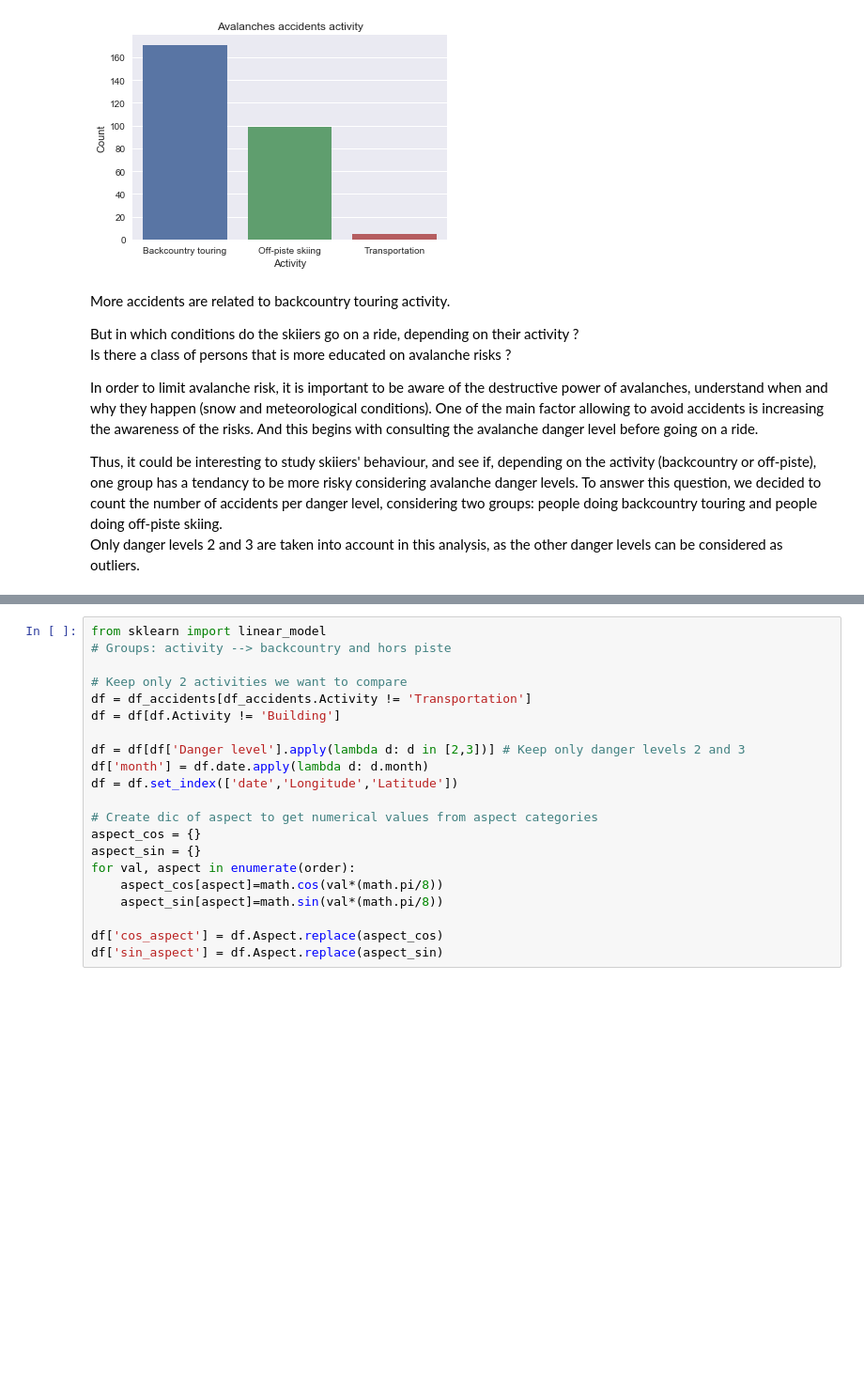
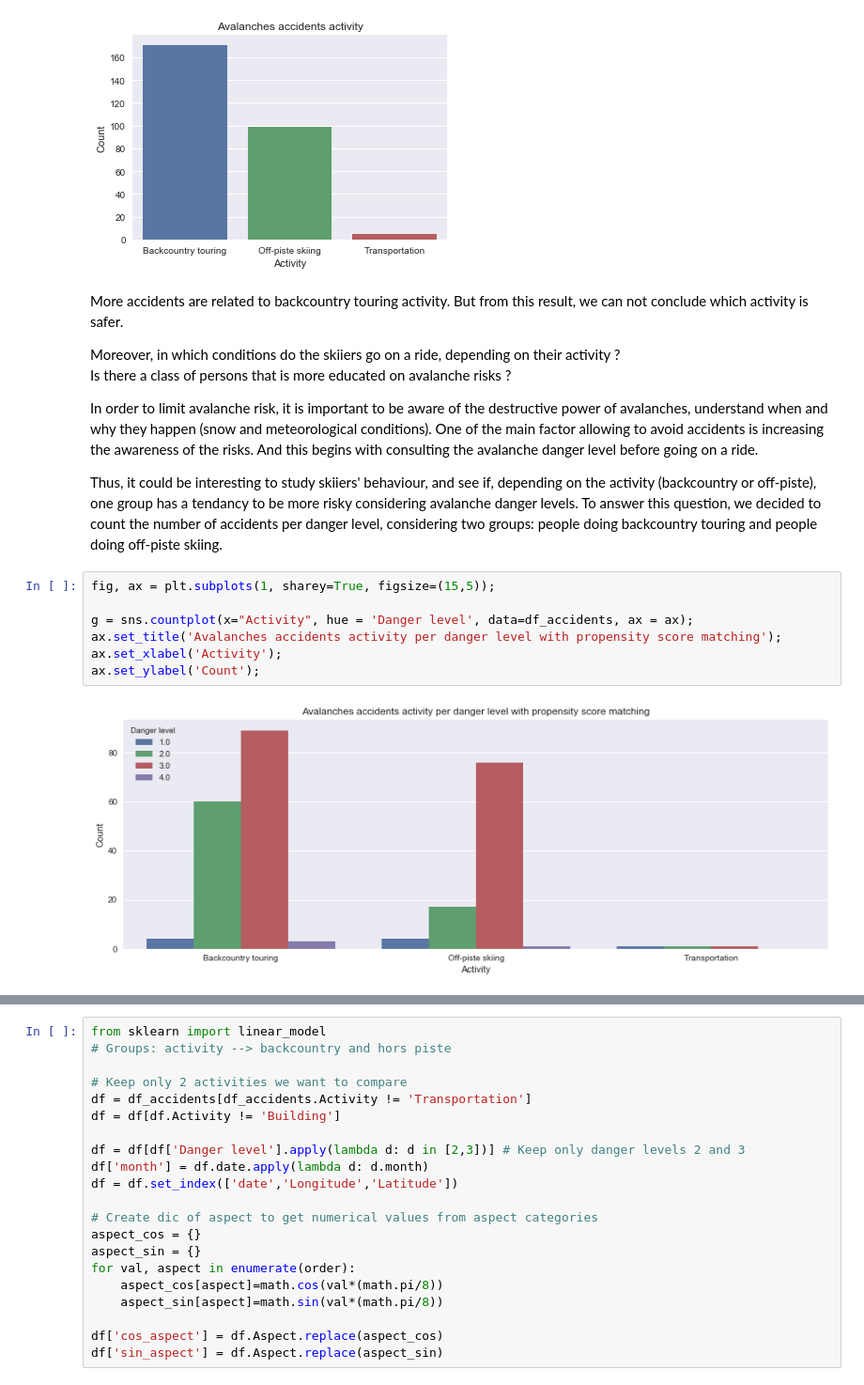
Before and after one commit to swiss-avalanches/swiss-avalanches.github.io, a Jupyter notebook: notebooks/data_story.ipynb, the cells around one changed output, grey strips where cells are left out. Shown: that part at 94% size. Drawn from its saved outputs; the diff is of its cells as text; blank space fills up the shorter version.

Commit message:
data story

```diff
--- a/notebooks/data_story.ipynb
+++ b/notebooks/data_story.ipynb
@@ -184,9 +199,9 @@ ax.set_ylabel('Count');
 # %% [output]
 [figure]
 # %% [markdown]
-More accidents are related to backcountry touring activity.
+More accidents are related to backcountry touring activity. But from this result, we can not conclude which activity is safer.
 
-But in which conditions do the skiiers go on a ride, depending on their activity ?
+Moreover, in which conditions do the skiiers go on a ride, depending on their activity ?
 <br>
 Is there a class of persons that is more educated on avalanche risks ?
 
@@ -195,5 +210,12 @@ One of the main factor allowing to avoid accidents is increasing the awareness o
 
 Thus, it could be interesting to study skiiers' behaviour, and see if, depending on the activity (backcountry or off-piste), one group has a tendancy to be more risky considering avalanche danger levels.
 To answer this question, we decided to count the number of accidents per danger level, considering two groups: people doing backcountry touring and people doing off-piste skiing.
-<br>
-Only danger levels 2 and 3 are taken into account in this analysis, as the other danger levels can be considered as outliers.
+# %%
+fig, ax = plt.subplots(1, sharey=True, figsize=(15,5));
+
+g = sns.countplot(x="Activity", hue = 'Danger level', data=df_accidents, ax = ax);
+ax.set_title('Avalanches accidents activity per danger level with propensity score matching');
+ax.set_xlabel('Activity');
+ax.set_ylabel('Count');
+# %% [output]
+[figure, added]
```
Also changed, not shown: parts of 15 cells of this notebook, 3 other files.
